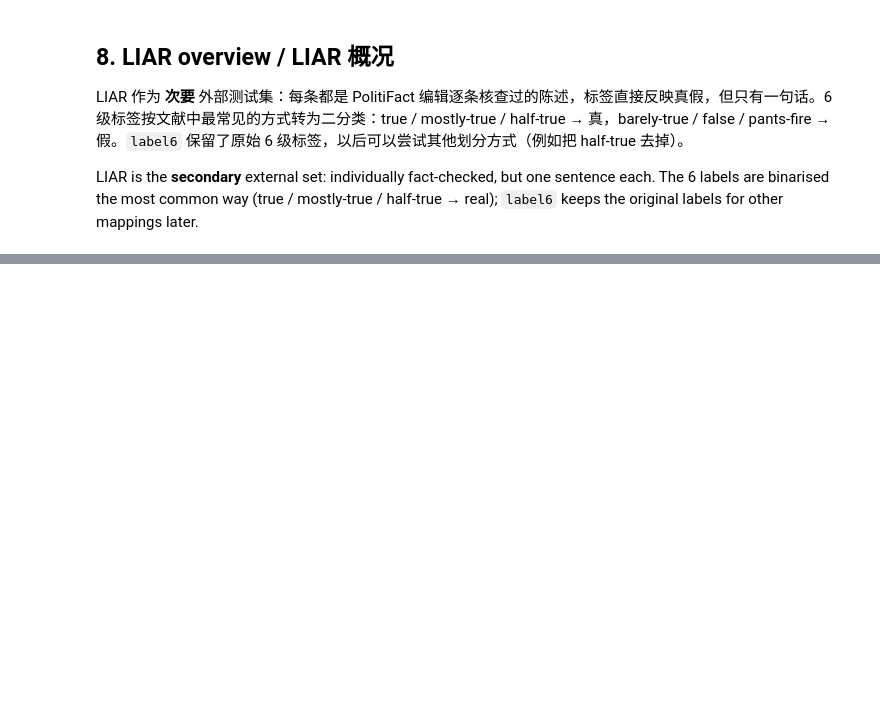
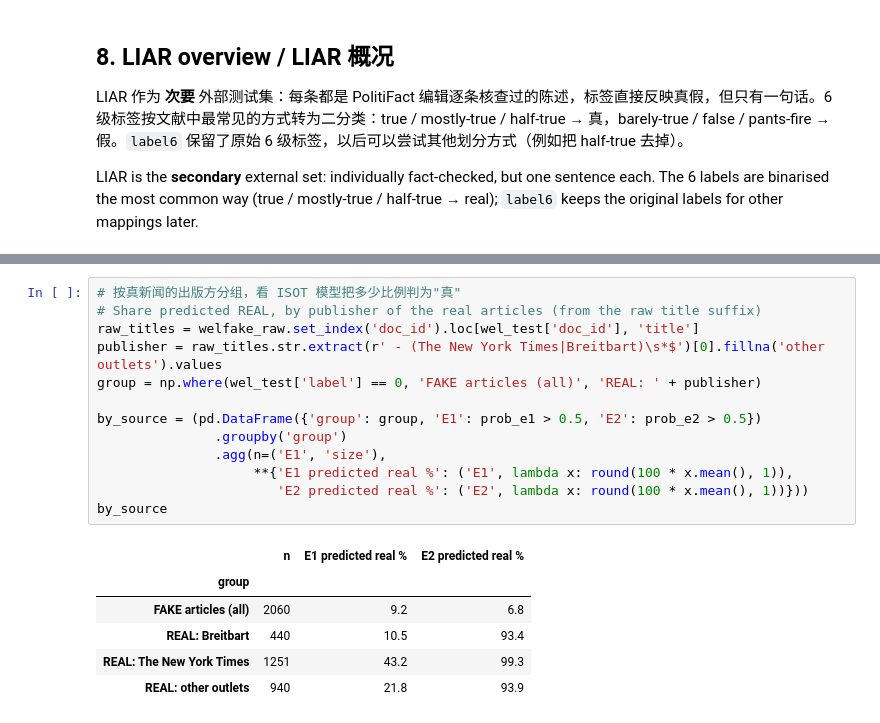
Before and after one commit to shuhan312/fake-news-detection-lstm-to-llm, a Jupyter notebook: notebooks/05_cross_dataset.ipynb, the cells around one changed output, grey strips where cells are left out. Drawn from its saved outputs; the diff is of its cells as text; blank space fills up the shorter version.

```diff
--- a/notebooks/05_cross_dataset.ipynb
+++ b/notebooks/05_cross_dataset.ipynb
@@ -249,0 +384,20 @@ Median length (words):  LIAR 17 | WELFake-external 614 | ISOT 368
+# %%
+# 按真新闻的出版方分组，看 ISOT 模型把多少比例判为"真"
+# Share predicted REAL, by publisher of the real articles (from the raw title suffix)
+raw_titles = welfake_raw.set_index('doc_id').loc[wel_test['doc_id'], 'title']
+publisher = raw_titles.str.extract(r' - (The New York Times|Breitbart)\s*$')[0].fillna('other outlets').values
+group = np.where(wel_test['label'] == 0, 'FAKE articles (all)', 'REAL: ' + publisher)
+
+by_source = (pd.DataFrame({'group': group, 'E1': prob_e1 > 0.5, 'E2': prob_e2 > 0.5})
+               .groupby('group')
+               .agg(n=('E1', 'size'),
+                    **{'E1 predicted real %': ('E1', lambda x: round(100 * x.mean(), 1)),
+                       'E2 predicted real %': ('E2', lambda x: round(100 * x.mean(), 1))}))
+by_source
+# %% [output]
+|  | n | E1 predicted real % | E2 predicted real % |
+| group |  |  |  |
+| FAKE articles (all) | 2060 | 9.2 | 6.8 |
+| REAL: Breitbart | 440 | 10.5 | 93.4 |
+| REAL: The New York Times | 1251 | 43.2 | 99.3 |
+| REAL: other outlets | 940 | 21.8 | 93.9 |
```
Also changed, not shown: parts of 37 cells of this notebook, 6 other files.
